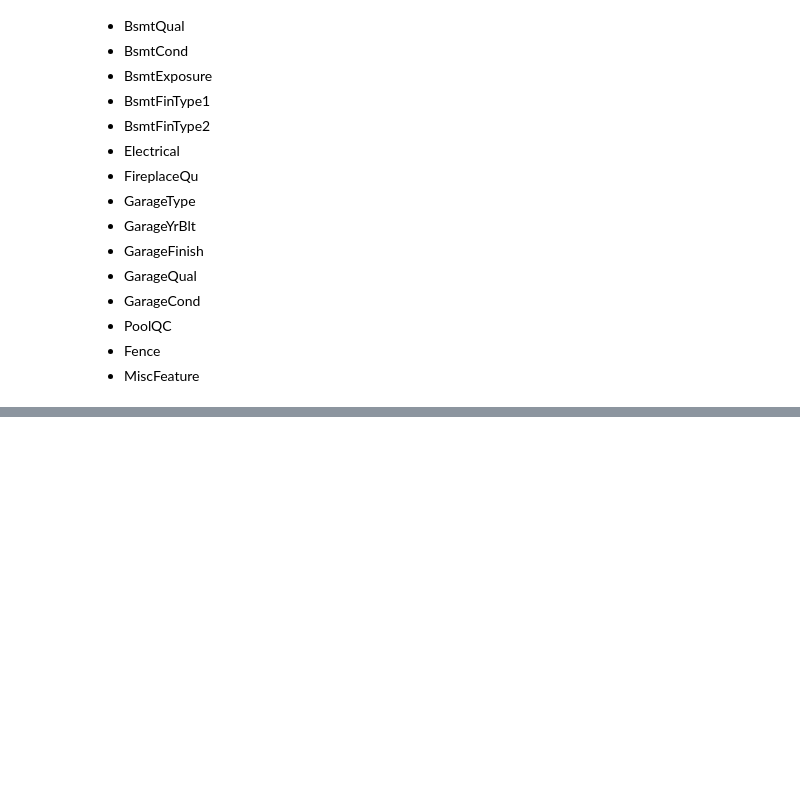
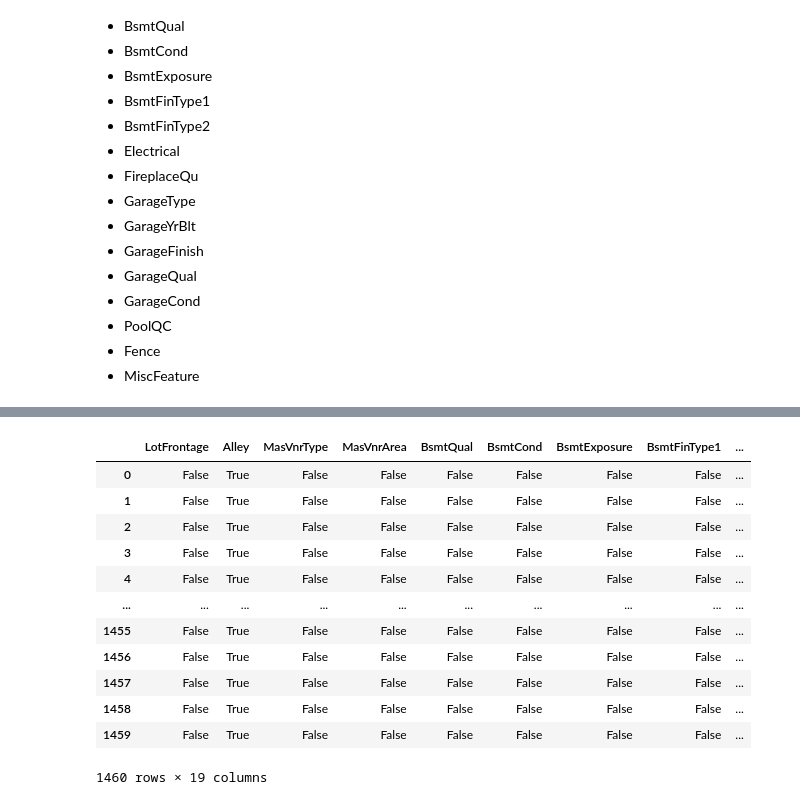
Before and after one commit to connergorman/house-price, a Jupyter notebook: data_exploration.ipynb, the cells around one changed output, grey strips where cells are left out. Saved outputs shown, nothing was run; the diff lists cells and outputs as text; code cells hidden in the pictures; blank space fills up the shorter version.

```diff
--- a/data_exploration.ipynb
+++ b/data_exploration.ipynb
@@ -87,0 +129,16 @@ sns.heatmap(df.isna())
+# %%
+df[df.columns[df.isna().any()].tolist()].isna()
+# %% [output]
+|  | LotFrontage | Alley | MasVnrType | MasVnrArea | BsmtQual | BsmtCond | BsmtExposure | BsmtFinType1 | ... |
+| 0 | False | True | False | False | False | False | False | False | ... |
+| 1 | False | True | False | False | False | False | False | False | ... |
+| 2 | False | True | False | False | False | False | False | False | ... |
+| 3 | False | True | False | False | False | False | False | False | ... |
+| 4 | False | True | False | False | False | False | False | False | ... |
+| ... | ... | ... | ... | ... | ... | ... | ... | ... | ... |
+| 1455 | False | True | False | False | False | False | False | False | ... |
+| 1456 | False | True | False | False | False | False | False | False | ... |
+| 1457 | False | True | False | False | False | False | False | False | ... |
+| 1458 | False | True | False | False | False | False | False | False | ... |
+| 1459 | False | True | False | False | False | False | False | False | ... |
+1460 rows × 19 columns
```
Also changed, not shown: parts of 5 cells of this notebook.
